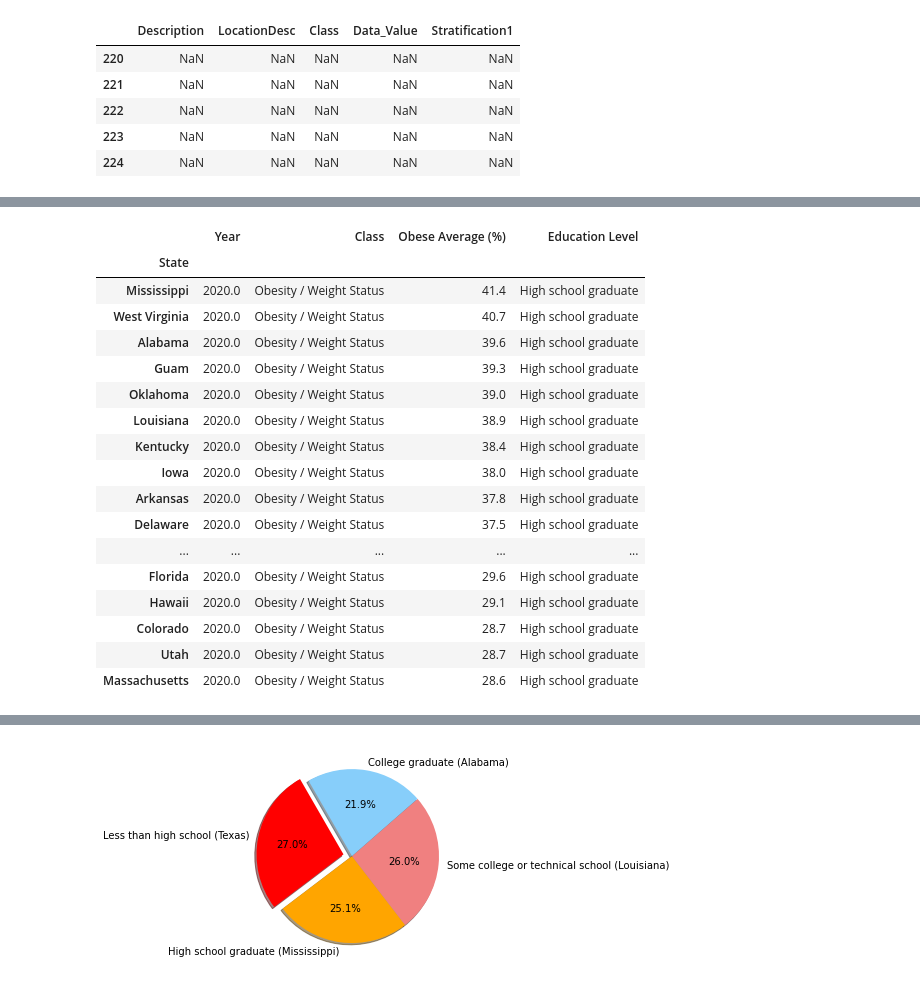
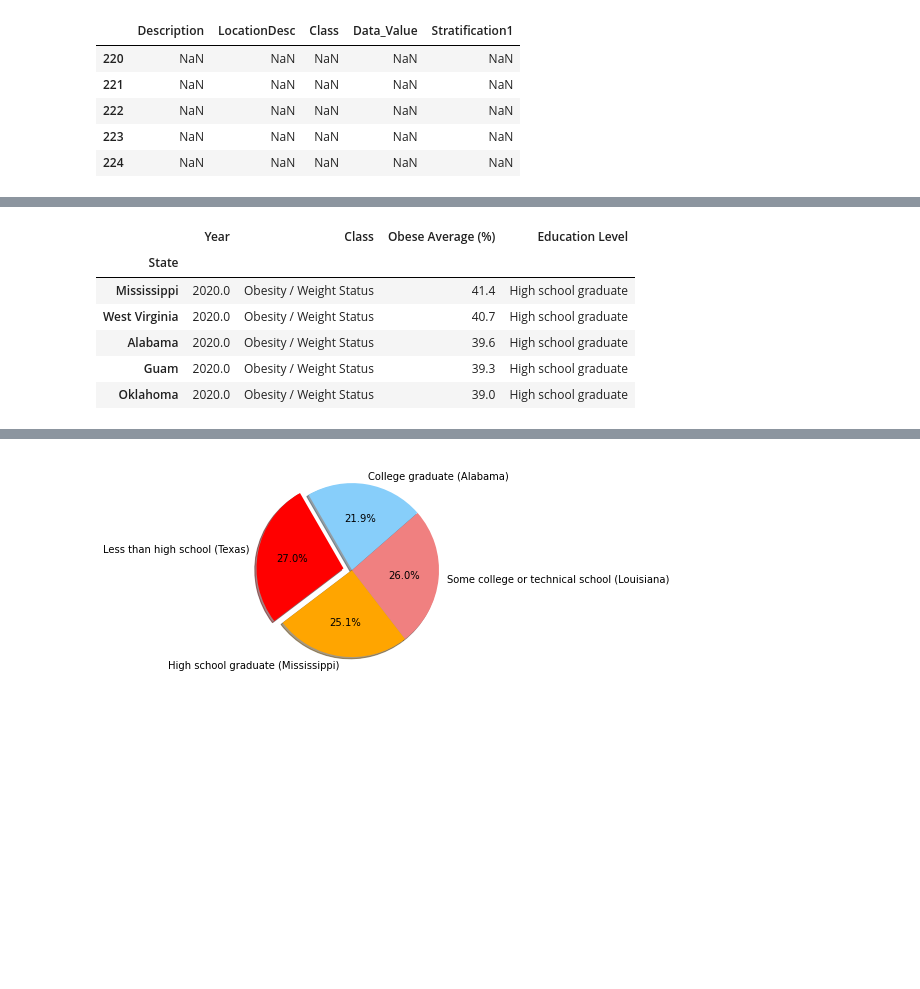
Before and after one commit to latoyawenzinger/Project_1_Healthcare, a Jupyter notebook: education_data.ipynb, the cells around one changed output, grey strips where cells are left out. Saved outputs shown, nothing was run; the diff lists cells and outputs as text; code cells hidden in the pictures; blank space fills up the shorter version.

```diff
--- a/education_data.ipynb
+++ b/education_data.ipynb
@@ -130,27 +91,16 @@ worst_1
 # %%
 worst_HS = state_education.loc[state_education["Education Level"] == "High school graduate"]
 worst_2 = worst_HS.sort_values("Obese Average (%)", ascending=False)
 worst_2 = worst_2.set_index("State")
-worst_2
+worst_2.head()
 # %% [output]
 |  | Year | Class | Obese Average (%) | Education Level |
 | State |  |  |  |  |
 | Mississippi | 2020.0 | Obesity / Weight Status | 41.4 | High school graduate |
 | West Virginia | 2020.0 | Obesity / Weight Status | 40.7 | High school graduate |
 | Alabama | 2020.0 | Obesity / Weight Status | 39.6 | High school graduate |
 | Guam | 2020.0 | Obesity / Weight Status | 39.3 | High school graduate |
 | Oklahoma | 2020.0 | Obesity / Weight Status | 39.0 | High school graduate |
-| Louisiana | 2020.0 | Obesity / Weight Status | 38.9 | High school graduate |
-| Kentucky | 2020.0 | Obesity / Weight Status | 38.4 | High school graduate |
-| Iowa | 2020.0 | Obesity / Weight Status | 38.0 | High school graduate |
-| Arkansas | 2020.0 | Obesity / Weight Status | 37.8 | High school graduate |
-| Delaware | 2020.0 | Obesity / Weight Status | 37.5 | High school graduate |
-| ... | ... | ... | ... | ... |
-| Florida | 2020.0 | Obesity / Weight Status | 29.6 | High school graduate |
-| Hawaii | 2020.0 | Obesity / Weight Status | 29.1 | High school graduate |
-| Colorado | 2020.0 | Obesity / Weight Status | 28.7 | High school graduate |
-| Utah | 2020.0 | Obesity / Weight Status | 28.7 | High school graduate |
-| Massachusetts | 2020.0 | Obesity / Weight Status | 28.6 | High school graduate |
 # %%
 worst_technical = state_education.loc[state_education["Education Level"] == "Some college or technical school"]
 worst_3 = worst_technical.sort_values("Obese Average (%)", ascending=False)
```
Also changed, not shown: parts of 12 cells of this notebook, 4 other files.
